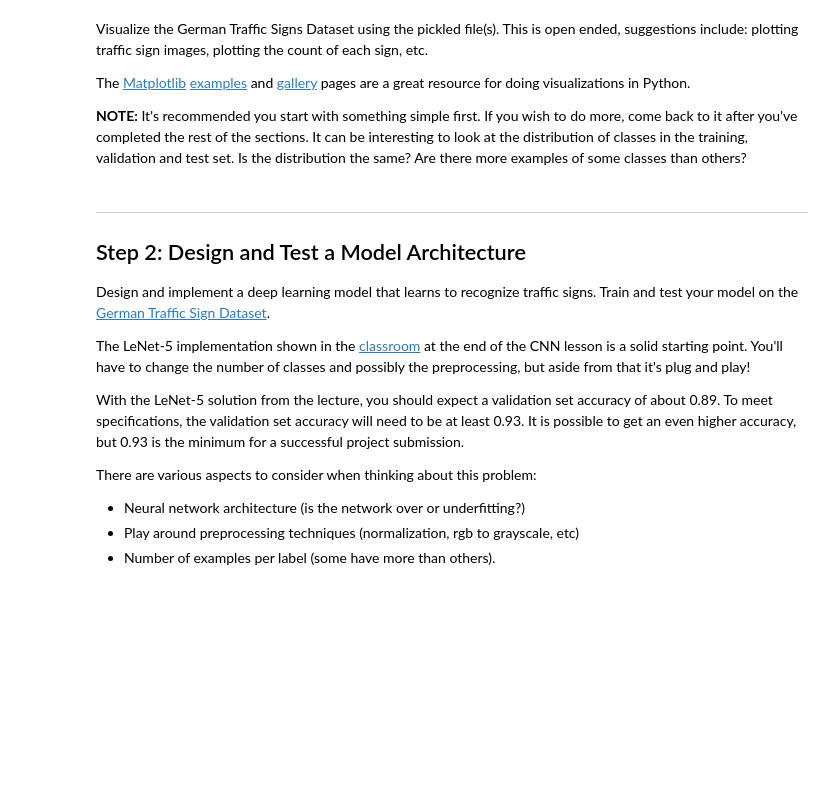
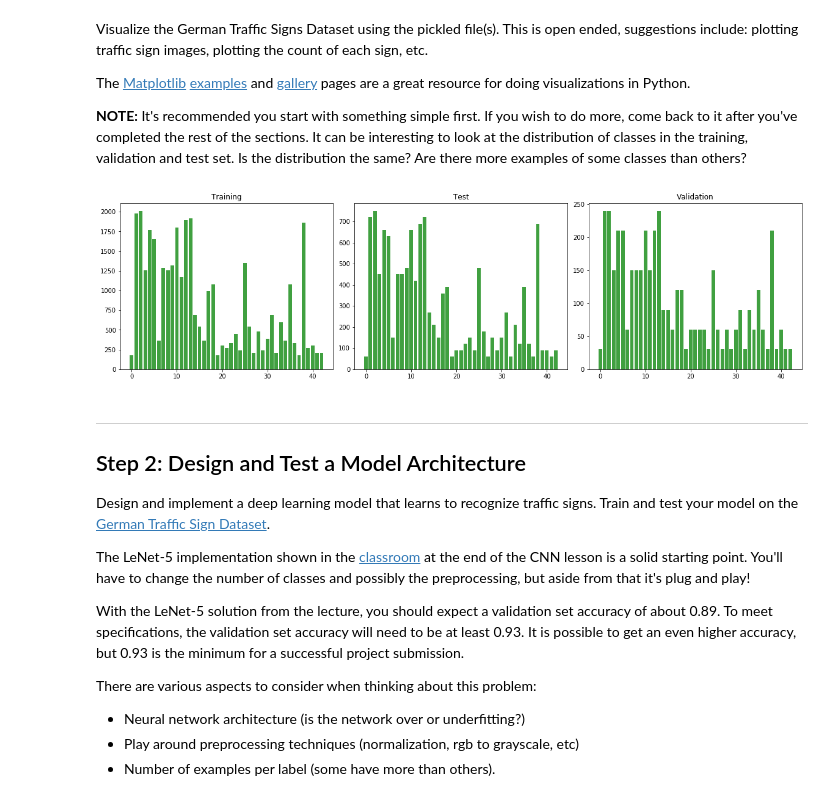
Before and after one commit to hafizur-rahman/CarND-Traffic-Sign-Classifier-Project, a Jupyter notebook: Traffic_Sign_Classifier.ipynb, the cells around one changed output. Drawn from its saved outputs; the diff is of its cells as text; code cells hidden in the pictures; blank space fills up the shorter version.

```diff
--- a/Traffic_Sign_Classifier.ipynb
+++ b/Traffic_Sign_Classifier.ipynb
@@ -134,6 +134,18 @@ The [Matplotlib](http://matplotlib.org/) [examples](http://matplotlib.org/exampl
 import matplotlib.pyplot as plt
 # Visualizations will be shown in the notebook.
 %matplotlib inline
+# %%
+fig, axs = plt.subplots(1, 3, figsize=(20, 5))
+fig.subplots_adjust(hspace=0.1, wspace=0.1)
+axs = axs.ravel()
+
+for i, dataset in zip(range(3), [("Training", y_train), ("Test", y_test), ("Validation", y_valid)]):
+    hist = np.histogram(dataset[1], bins=range(44))
+    axs[i].bar(range(43), hist[0], facecolor='g', alpha=0.75)
+    axs[i].set_title(dataset[0])
+plt.show()
+# %% [output]
+[figure, added]
 # %% [markdown]
 ----
 
```
Also changed, not shown: parts of 15 cells of this notebook.
